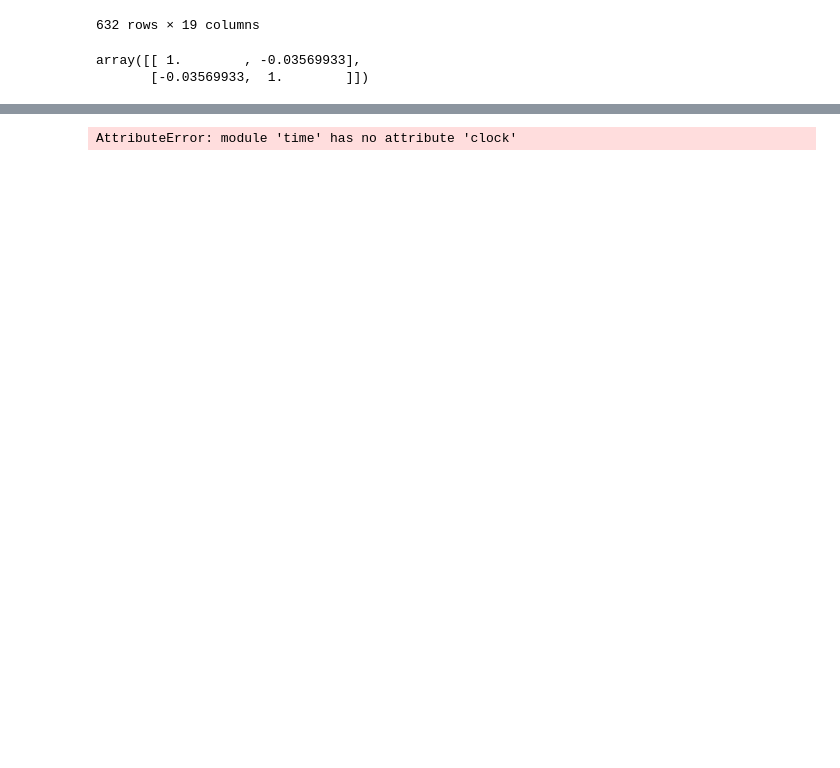
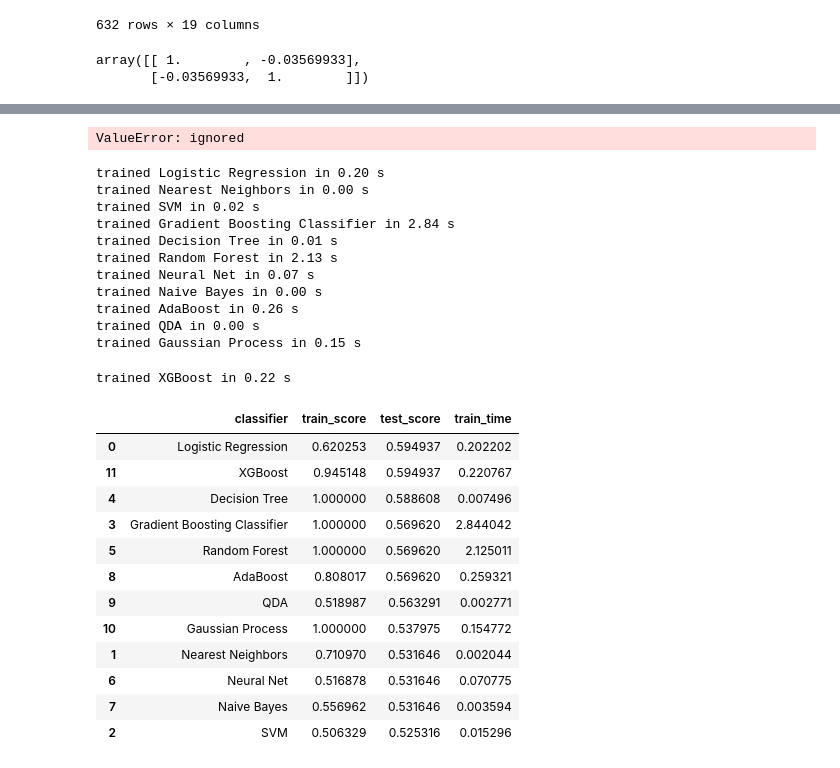
Before and after one commit to VHKA1729/cognitive-load, a Jupyter notebook: Ubi-vhka.ipynb, the cells around one changed output, grey strips where cells are left out. Saved outputs shown, nothing was run; the diff lists cells and outputs as text; code cells hidden in the pictures; blank space fills up the shorter version.

```diff
--- a/Ubi-vhka.ipynb
+++ b/Ubi-vhka.ipynb
@@ -153,0 +131,4 @@ df_train, df_test, X_train, Y_train, X_test, Y_test = get_train_test(df, y_col,
+# %%
+y = df['label']
+X = df.drop(columns = 'label')
+X_train, X_test, y_train, y_test = train_test_split(X,y, stratify = y, test_size=0.3)
@@ -153,0 +208,15 @@ df_train, df_test, X_train, Y_train, X_test, Y_test = get_train_test(df, y_col,
+# %%
+dict_clf = { 'max_depth': [10,12,18] ,
+            'criterion': ['gini', 'entropy'],
+            'n_estimators': [200,250],
+             'min_samples_split': [5,8]
+}
+clf = GridSearchCV(estimator = ExtraTreesClassifier(n_jobs=-1, random_state= SEED, oob_score =True,
+                                                    bootstrap = True),
+                        param_grid = dict_clf,
+                        cv = cv,
+                        n_jobs=-1
+                        )
+
+clf.fit(X_train,y_train)
+clf.score(X_train,y_train) , clf.score(X_test, y_test), clf.best_estimator_
@@ -154,6 +234,23 @@ df_train, df_test, X_train, Y_train, X_test, Y_test = get_train_test(df, y_col,
+# %%
+dict_clf = { 'max_depth': [10,12,18] ,
+            'criterion': ['gini', 'entropy'],
+            'n_estimators': [100,150,200,250],
+             'min_samples_split': [3,5]
+}
+clf = GridSearchCV(estimator = RandomForestClassifier(n_jobs=-1, random_state= SEED, oob_score =True,
+                                                    bootstrap = True),
+                        param_grid = dict_clf,
+                        cv = cv,
+                        n_jobs=-1
+                        )
+
+clf.fit(X_train,y_train)
+clf.score(X_train,y_train) , clf.score(X_test, y_test), clf.best_estimator_
+# %% [output]
+ValueError: ignored
 # %%
 dict_classifiers = {
-    "Logistic Regression": LogisticRegression(),
+    "Logistic Regression": LogisticRegression( C =8.0 ,max_iter=1000 , random_state=SEED),
     "Nearest Neighbors": KNeighborsClassifier(),
     "SVM": SVC(kernel='rbf'),
     "Gradient Boosting Classifier": GradientBoostingClassifier(n_estimators=1000),
@@ -163,7 +260,8 @@ dict_classifiers = {
     "Naive Bayes": GaussianNB(),
     "AdaBoost": AdaBoostClassifier(),
     "QDA": QuadraticDiscriminantAnalysis(),
-    "Gaussian Process": GaussianProcessClassifier()
+    "Gaussian Process": GaussianProcessClassifier(),
+    "XGBoost": xgb.XGBClassifier(n_jobs=-1, random_state=SEED)
 }
 # %%
 def batch_classify(X_train, Y_train, X_test, Y_test, no_classifiers = 5, verbose = True):
@@ -200,10 +298,34 @@ def display_dict_models(dict_models, sort_by='test_score'):
 
     display(df_.sort_values(by=sort_by, ascending=False))
 # %%
-dict_models = batch_classify(X_train, Y_train, X_test, Y_test, no_classifiers = 11)
+dict_models = batch_classify(X_train, y_train, X_test, y_test, no_classifiers = 12)
 display_dict_models(dict_models)
 # %% [output]
-AttributeError: module 'time' has no attribute 'clock'
+trained Logistic Regression in 0.20 s
+trained Nearest Neighbors in 0.00 s
+trained SVM in 0.02 s
+trained Gradient Boosting Classifier in 2.84 s
+trained Decision Tree in 0.01 s
+trained Random Forest in 2.13 s
+trained Neural Net in 0.07 s
+trained Naive Bayes in 0.00 s
+trained AdaBoost in 0.26 s
+trained QDA in 0.00 s
+trained Gaussian Process in 0.15 s
+trained XGBoost in 0.22 s
+|  | classifier | train_score | test_score | train_time |
+| 0 | Logistic Regression | 0.620253 | 0.594937 | 0.202202 |
+| 11 | XGBoost | 0.945148 | 0.594937 | 0.220767 |
+| 4 | Decision Tree | 1.000000 | 0.588608 | 0.007496 |
+| 3 | Gradient Boosting Classifier | 1.000000 | 0.569620 | 2.844042 |
+| 5 | Random Forest | 1.000000 | 0.569620 | 2.125011 |
+| 8 | AdaBoost | 0.808017 | 0.569620 | 0.259321 |
+| 9 | QDA | 0.518987 | 0.563291 | 0.002771 |
+| 10 | Gaussian Process | 1.000000 | 0.537975 | 0.154772 |
+| 1 | Nearest Neighbors | 0.710970 | 0.531646 | 0.002044 |
+| 6 | Neural Net | 0.516878 | 0.531646 | 0.070775 |
+| 7 | Naive Bayes | 0.556962 | 0.531646 | 0.003594 |
+| 2 | SVM | 0.506329 | 0.525316 | 0.015296 |
 # %%
 GDB_params = {
     'n_estimators': [100, 500, 1000],
```
Also changed, not shown: parts of 10 cells of this notebook.
